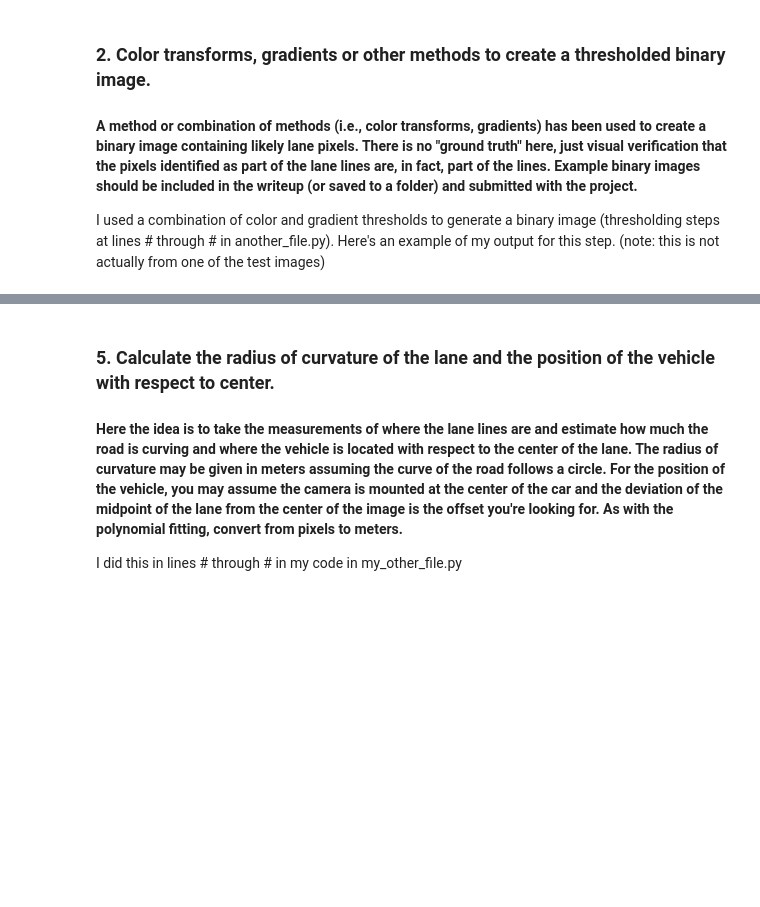
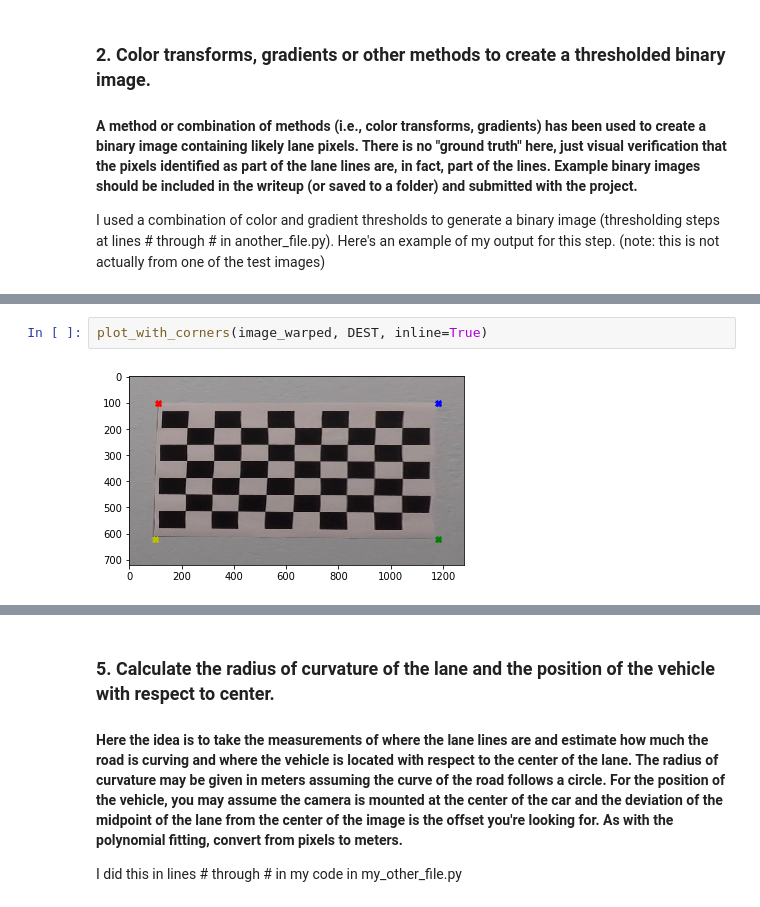
Before and after one commit to UkiDLucas/Advanced_Lane_Line_Detection, a Jupyter notebook: README.ipynb, the cells around one changed output, grey strips where cells are left out. Cells and saved outputs as stored; diff of their text form; blank space fills up the shorter version.

```diff
--- a/README.ipynb
+++ b/README.ipynb
@@ -295,0 +306,4 @@ NameError: name 'STOP' is not defined
+# %%
+plot_with_corners(image_warped, DEST, inline=True)
+# %% [output]
+[figure, added]
```
Also changed, not shown: parts of 13 cells of this notebook, 14 other files.
